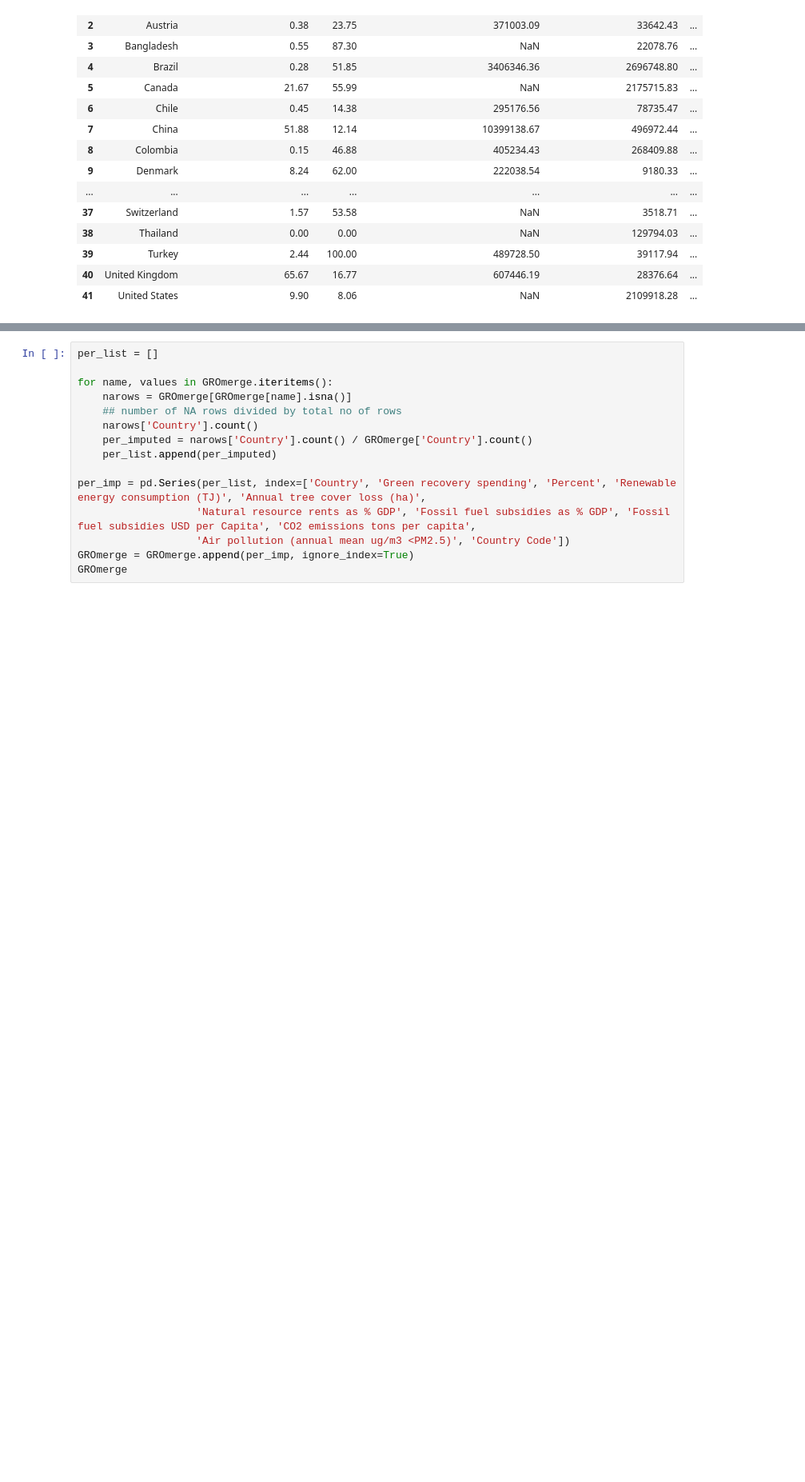
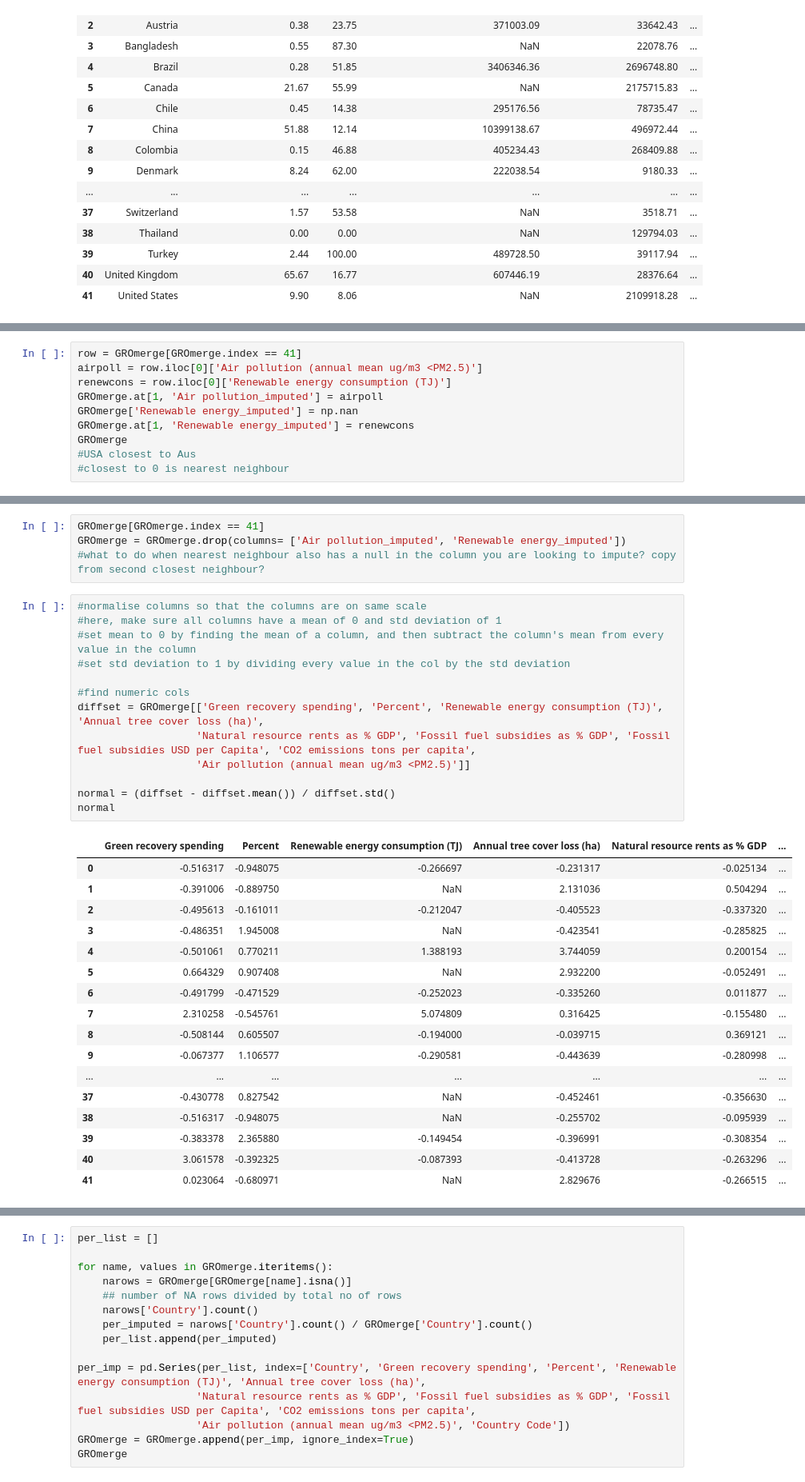
Before and after one commit to eimbloom/Test, a Jupyter notebook: Nearest.ipynb, the cells around one changed output, grey strips where cells are left out. Shown at 80% size. Cells and saved outputs as stored; diff of their text form; blank space fills up the shorter version.

```diff
--- a/Nearest.ipynb
+++ b/Nearest.ipynb
@@ -497,0 +648,10 @@ GROmerge
+# %%
+row = GROmerge[GROmerge.index == 41]
+airpoll = row.iloc[0]['Air pollution (annual mean ug/m3 <PM2.5)']
+renewcons = row.iloc[0]['Renewable energy consumption (TJ)']
+GROmerge.at[1, 'Air pollution_imputed'] = airpoll
+GROmerge['Renewable energy_imputed'] = np.nan
+GROmerge.at[1, 'Renewable energy_imputed'] = renewcons
+GROmerge
+#USA closest to Aus
+#closest to 0 is nearest neighbour
@@ -497,0 +676,35 @@ GROmerge
+# %%
+GROmerge[GROmerge.index == 41]
+GROmerge = GROmerge.drop(columns= ['Air pollution_imputed', 'Renewable energy_imputed'])
+#what to do when nearest neighbour also has a null in the column you are looking to impute? copy from second closest neighbour?
+# %%
+#normalise columns so that the columns are on same scale
+#here, make sure all columns have a mean of 0 and std deviation of 1
+#set mean to 0 by finding the mean of a column, and then subtract the column's mean from every value in the column
+#set std deviation to 1 by dividing every value in the col by the std deviation
+
+#find numeric cols
+diffset = GROmerge[['Green recovery spending', 'Percent', 'Renewable energy consumption (TJ)', 'Annual tree cover loss (ha)',
+                   'Natural resource rents as % GDP', 'Fossil fuel subsidies as % GDP', 'Fossil fuel subsidies USD per Capita', 'CO2 emissions tons per capita',
+                   'Air pollution (annual mean ug/m3 <PM2.5)']]
+
+normal = (diffset - diffset.mean()) / diffset.std()
+normal
+# %% [output]
+|  | Green recovery spending | Percent | Renewable energy consumption (TJ) | Annual tree cover loss (ha) | Natural resource rents as % GDP | ... |
+| 0 | -0.516317 | -0.948075 | -0.266697 | -0.231317 | -0.025134 | ... |
+| 1 | -0.391006 | -0.889750 | NaN | 2.131036 | 0.504294 | ... |
+| 2 | -0.495613 | -0.161011 | -0.212047 | -0.405523 | -0.337320 | ... |
+| 3 | -0.486351 | 1.945008 | NaN | -0.423541 | -0.285825 | ... |
+| 4 | -0.501061 | 0.770211 | 1.388193 | 3.744059 | 0.200154 | ... |
+| 5 | 0.664329 | 0.907408 | NaN | 2.932200 | -0.052491 | ... |
+| 6 | -0.491799 | -0.471529 | -0.252023 | -0.335260 | 0.011877 | ... |
+| 7 | 2.310258 | -0.545761 | 5.074809 | 0.316425 | -0.155480 | ... |
+| 8 | -0.508144 | 0.605507 | -0.194000 | -0.039715 | 0.369121 | ... |
+| 9 | -0.067377 | 1.106577 | -0.290581 | -0.443639 | -0.280998 | ... |
+| ... | ... | ... | ... | ... | ... | ... |
+| 37 | -0.430778 | 0.827542 | NaN | -0.452461 | -0.356630 | ... |
+| 38 | -0.516317 | -0.948075 | NaN | -0.255702 | -0.095939 | ... |
+| 39 | -0.383378 | 2.365880 | -0.149454 | -0.396991 | -0.308354 | ... |
+| 40 | 3.061578 | -0.392325 | -0.087393 | -0.413728 | -0.263296 | ... |
+| 41 | 0.023064 | -0.680971 | NaN | 2.829676 | -0.266515 | ... |
```
Also changed, not shown: parts of 11 cells of this notebook, 1 other file.
